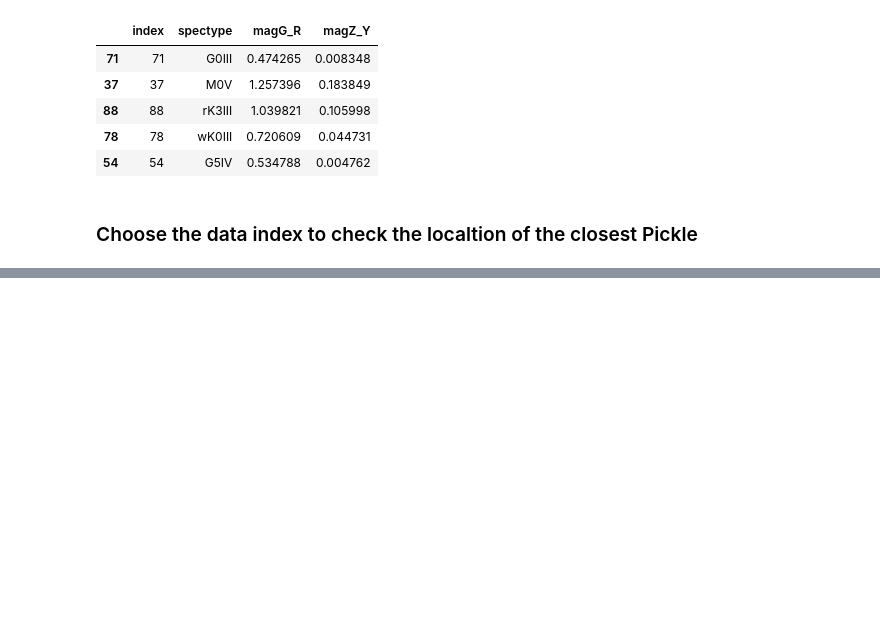
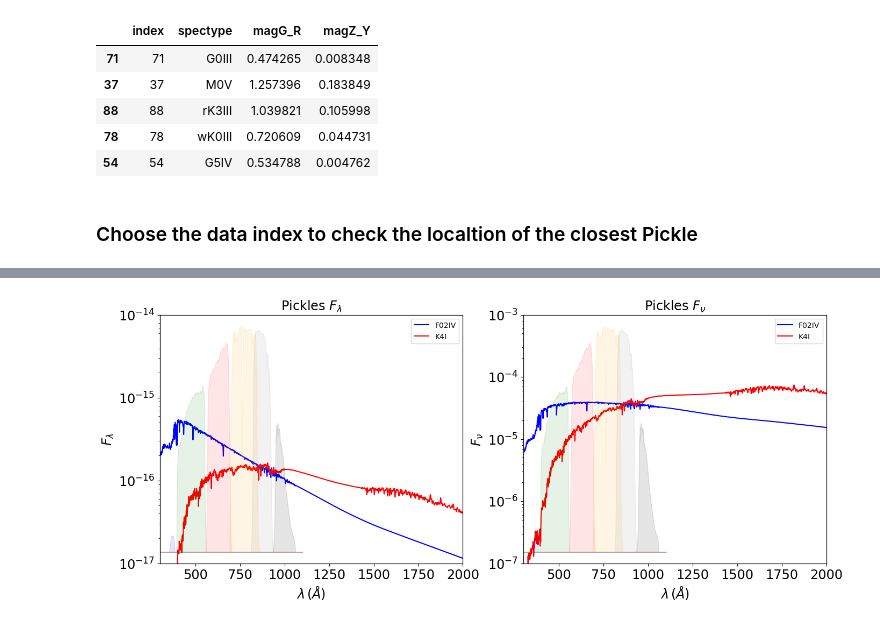
Before and after one commit to sylvielsstfr/RubinLSSTPhotometricCorrTuto, a Jupyter notebook: notebooks/06_SEDPicklesColors/FindNearestColorsPicklesAuxtelData_auxtelSDSSfilters.ipynb, the cells around one changed output, grey strips where cells are left out. Drawn from its saved outputs; the diff is of its cells as text; code cells hidden in the pictures; blank space fills up the shorter version.

```diff
--- a/notebooks/06_SEDPicklesColors/FindNearestColorsPicklesAuxtelData_auxtelSDSSfilters.ipynb
+++ b/notebooks/06_SEDPicklesColors/FindNearestColorsPicklesAuxtelData_auxtelSDSSfilters.ipynb
@@ -663,3 +665,5 @@ idx_pkl = indices_flat[idx_dat]
 row_pkl= df_colors.loc[idx_pkl]
 x0_pkl = row_pkl["magZ_Y"]
 y0_pkl = row_pkl["magG_R"]
+# %%
+idx_pkl1 = row_pkl["index"]
@@ -694,0 +717,2 @@ ax.legend()
+# %%
+idx_pkl2 = row_pkl["index"]
@@ -694,0 +758,42 @@ ax.legend()
+# %%
+the_sed1 = all_sed[idx_pkl1]
+flux_norm = the_sed1.calc_flux_norm(zmag, pc.bandpass_total_std['z'])
+the_sed1.multiply_flux_norm(flux_norm)
+
+the_sed2 = all_sed[idx_pkl2]
+flux_norm = the_sed2.calc_flux_norm(zmag, pc.bandpass_total_std['z'])
+the_sed2.multiply_flux_norm(flux_norm)
+# %%
+fig,(ax,ax2) = plt.subplots(1,2,figsize=(16,6))
+ax.plot(the_sed1 .wavelen,the_sed1 .flambda,"b-",label=the_sed1.name)
+ax.plot(the_sed2.wavelen,the_sed2.flambda,"r-",label=the_sed2.name)
+ax.set_yscale("log")
+ax.legend()
+ax.set_ylim(1e-17,1e-14)
+ax.set_xlim(300.,2000.)
+ax.set_title("Pickles $F_\lambda$")
+ax.set_ylabel("$F_\lambda$")
+ax.set_xlabel("$\lambda \, (\AA$)")
+
+
+ax2.plot(the_sed1 .wavelen,the_sed1.fnu,"b-",label=the_sed1.name)
+ax2.plot(the_sed2.wavelen,the_sed2.fnu,"r-",label=the_sed2.name)
+ax2.set_yscale("log")
+ax2.legend()
+ax2.set_ylim(1e-7,1e-3)
+ax2.set_xlim(300.,2000.)
+ax2.set_title("Pickles $F_\\nu$")
+ax2.set_ylabel("$F_\\nu$")
+ax2.set_xlabel("$\lambda \, (\AA$)")
+
+ax3 = ax.twinx()
+for ifilt,f in enumerate(filter_tagnames):
+    ax3.fill_between(pc.bandpass_total_std[f].wavelen,pc.bandpass_total_std[f].sb,color=filter_color[ifilt],alpha=0.1)
+    ax3.set_yticks([])
+
+ax4 = ax2.twinx()
+for ifilt,f in enumerate(filter_tagnames):
+    ax4.fill_between(pc.bandpass_total_std[f].wavelen,pc.bandpass_total_std[f].sb,color=filter_color[ifilt],alpha=0.1)
+    ax4.set_yticks([])
+# %% [output]
+[figure, added]
```
Also changed, not shown: parts of 10 cells of this notebook, 3 other files.
